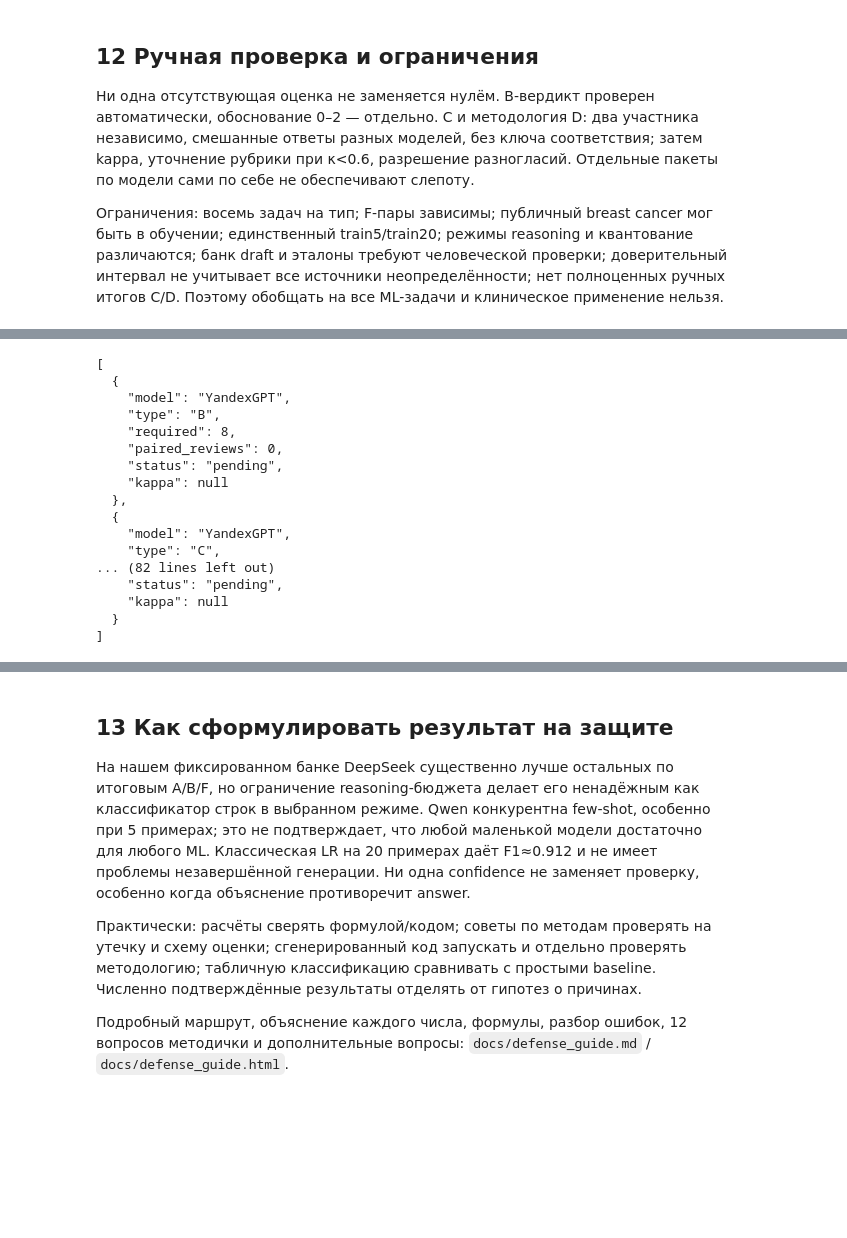
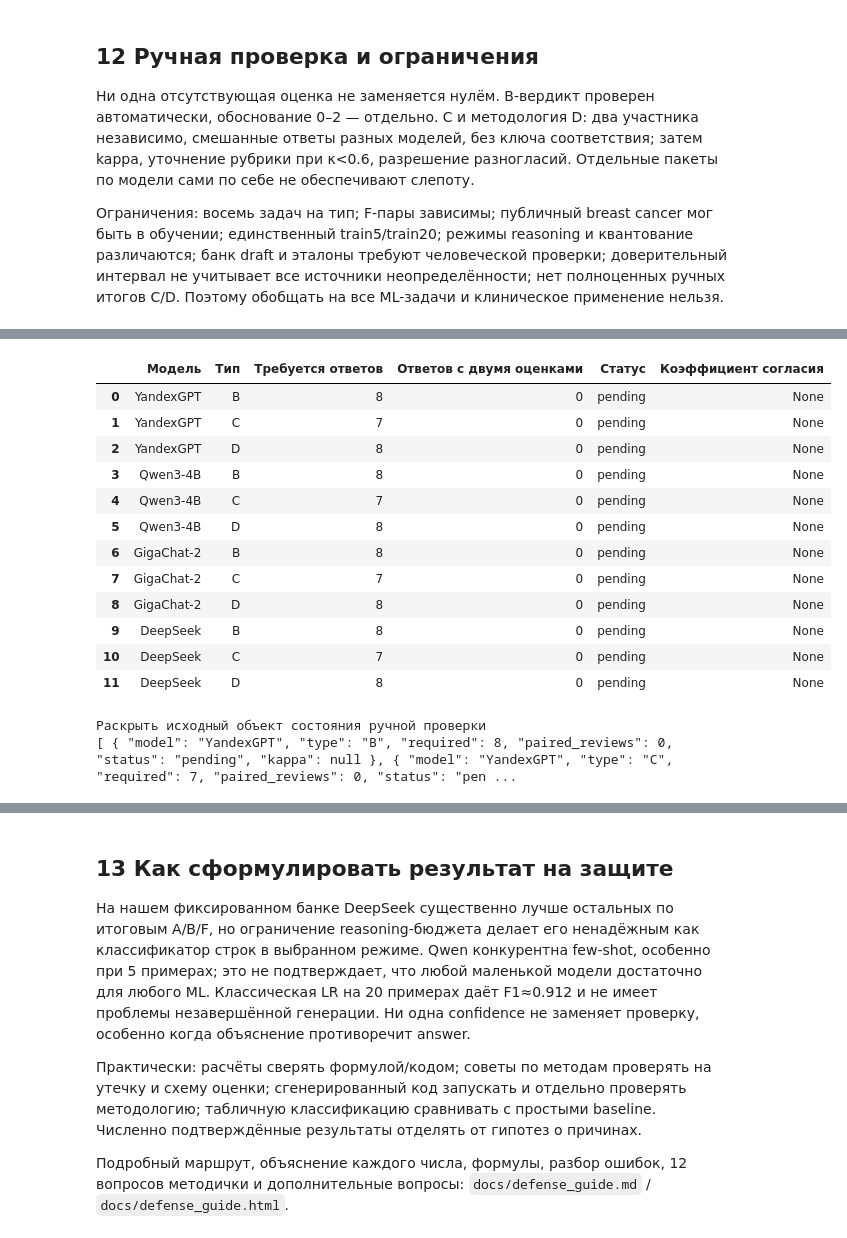
Before and after one commit to Andre1ka11/LAB3_ML, a Jupyter notebook: notebooks/defense.ipynb, the cells around one changed output, grey strips where cells are left out. Saved outputs shown, nothing was run; the diff lists cells and outputs as text; code cells hidden in the pictures; blank space fills up the shorter version.

```diff
--- a/notebooks/defense.ipynb
+++ b/notebooks/defense.ipynb
@@ -493,20 +824,18 @@ print(json.dumps({k:v for k,v in hardware.items() if k!='samples'},ensure_ascii=
 # %%
-show('manual_status.json')
+readable_manual(read_json(OUT/'manual_status.json'))
 # %% [output]
+|  | Модель | Тип | Требуется ответов | Ответов с двумя оценками | Статус | Коэффициент согласия |
+| 0 | YandexGPT | B | 8 | 0 | pending | None |
+| 1 | YandexGPT | C | 7 | 0 | pending | None |
+| 2 | YandexGPT | D | 8 | 0 | pending | None |
+| 3 | Qwen3-4B | B | 8 | 0 | pending | None |
+| 4 | Qwen3-4B | C | 7 | 0 | pending | None |
+| 5 | Qwen3-4B | D | 8 | 0 | pending | None |
+| 6 | GigaChat-2 | B | 8 | 0 | pending | None |
+| 7 | GigaChat-2 | C | 7 | 0 | pending | None |
+| 8 | GigaChat-2 | D | 8 | 0 | pending | None |
+| 9 | DeepSeek | B | 8 | 0 | pending | None |
+| 10 | DeepSeek | C | 7 | 0 | pending | None |
+| 11 | DeepSeek | D | 8 | 0 | pending | None |
-[
-  {
-    "model": "YandexGPT",
-    "type": "B",
-    "required": 8,
-    "paired_reviews": 0,
-    "status": "pending",
-    "kappa": null
-  },
-  {
-    "model": "YandexGPT",
-    "type": "C",
-... (82 lines left out)
-    "status": "pending",
-    "kappa": null
-  }
-]
+Раскрыть исходный объект состояния ручной проверки
+[ { "model": "YandexGPT", "type": "B", "required": 8, "paired_reviews": 0, "status": "pending", "kappa": null }, { "model": "YandexGPT", "type": "C", "required": 7, "paired_reviews": 0, "status": "pen ...
```
Also changed, not shown: parts of 89 cells of this notebook, 8 other files.
